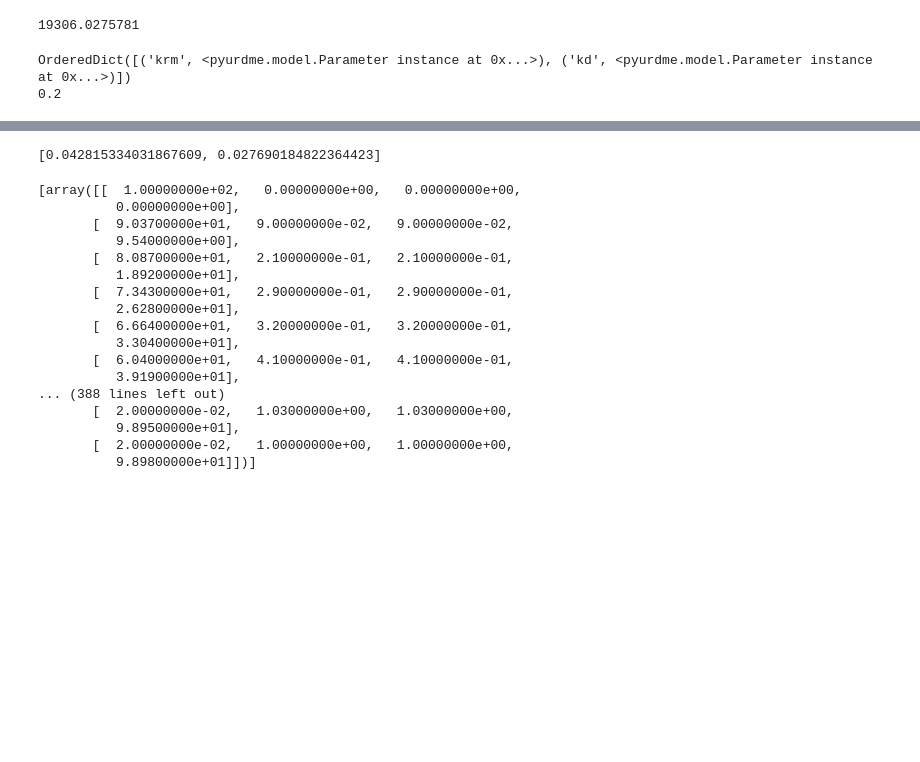
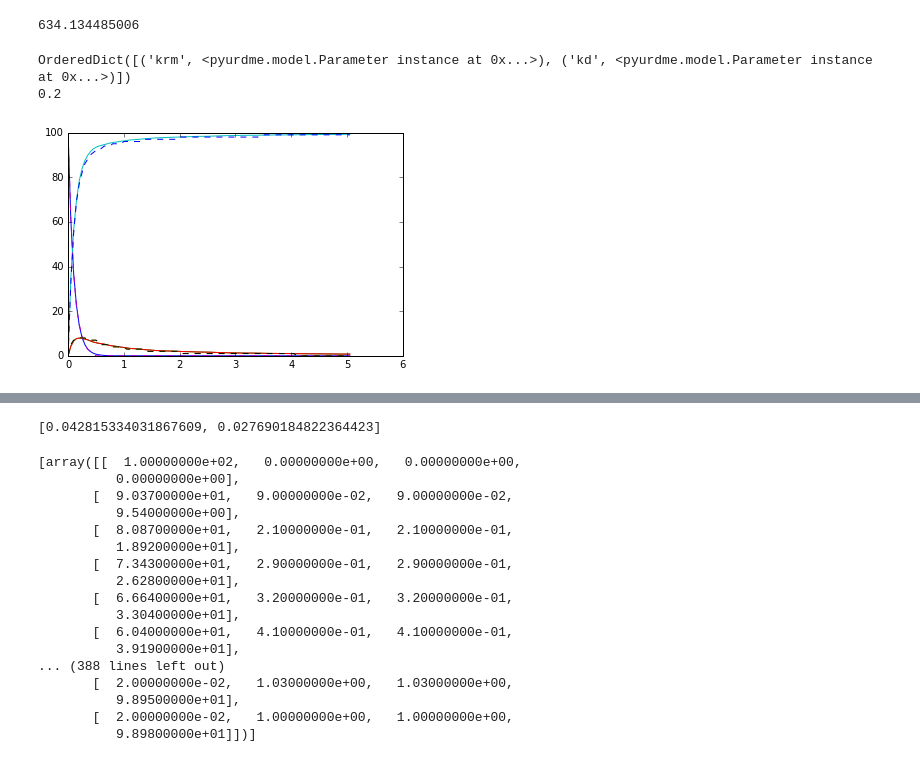
Before and after one commit to ahellander/pyurdme, a Jupyter notebook: examples/micro1/Example1.ipynb, the cells around one changed output, grey strips where cells are left out. Cells and saved outputs as stored; diff of their text form; code cells hidden in the pictures; blank space fills up the shorter version.

```diff
--- a/examples/micro1/Example1.ipynb
+++ b/examples/micro1/Example1.ipynb
@@ -101,7 +101,7 @@ pi = 3.14159265359
 timem1 = time.time()
 
 res = []
-kr=[1.0,0.5]#,0.16,0.08,0.04,0.02,0.01]
+kr=[1.0]#,0.16,0.08,0.04,0.02,0.01]
 
 mmms = []
 
@@ -126,7 +126,7 @@ for k in range(0,len(kr)):
 timem2 = time.time()
 print timem2-timem1
 # %% [output]
-19306.0275781
+634.134485006
 # %%
 #model = Example2(kr=kr[1])
 # %%
@@ -139,3 +139,9 @@ print timem2-timem1
 # %% [output]
 OrderedDict([('krm', <pyurdme.model.Parameter instance at 0x...>), ('kd', <pyurdme.model.Parameter instance at 0x...>)])
 0.2
+# %%
+plt.plot(tspan,micro[0])
+for i in range(0,nspecies):
+    plt.plot(tspan,mmms[0][i],linestyle='--')
+# %% [output]
+[figure, added]
```
Also changed, not shown: parts of 4 cells of this notebook, 2 other files.
